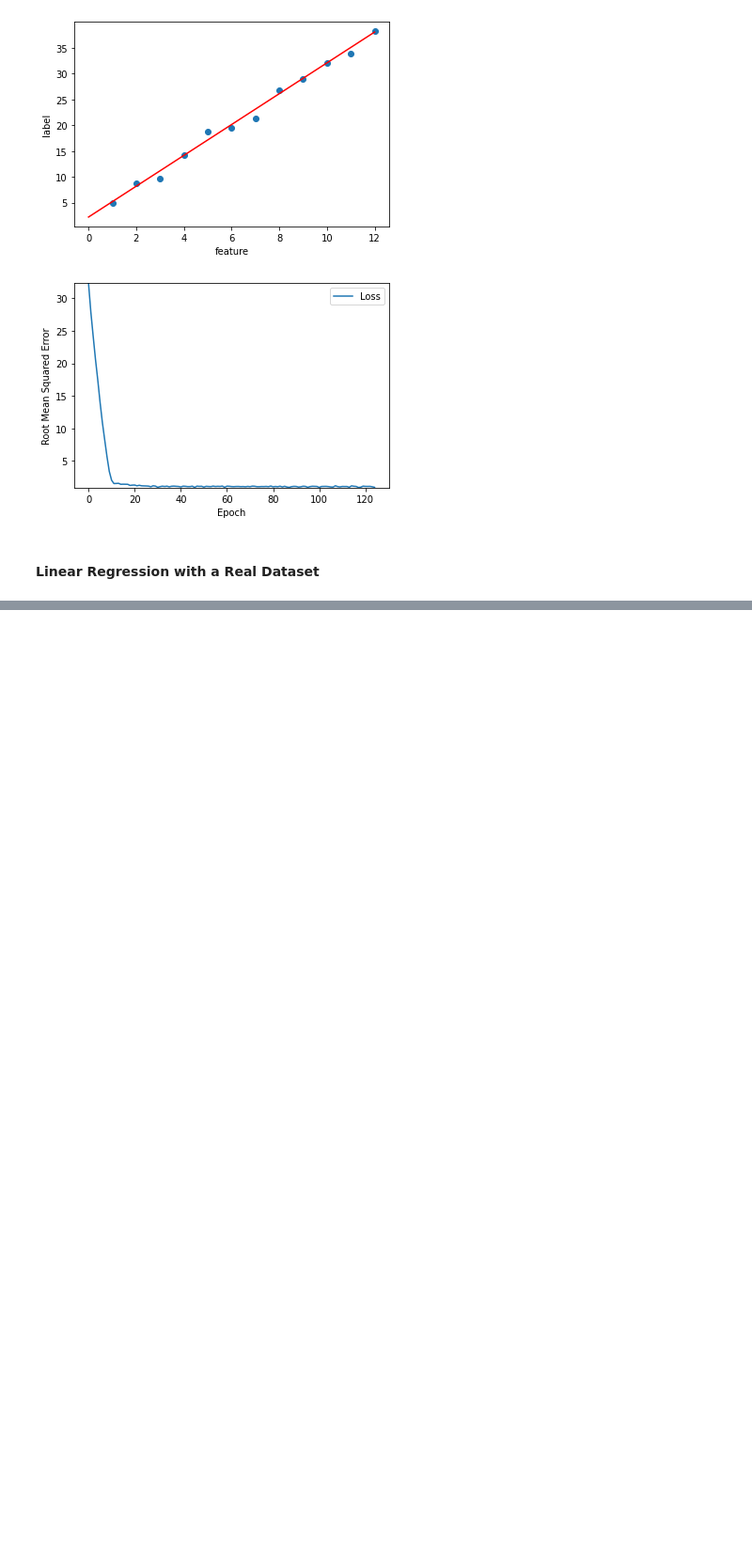
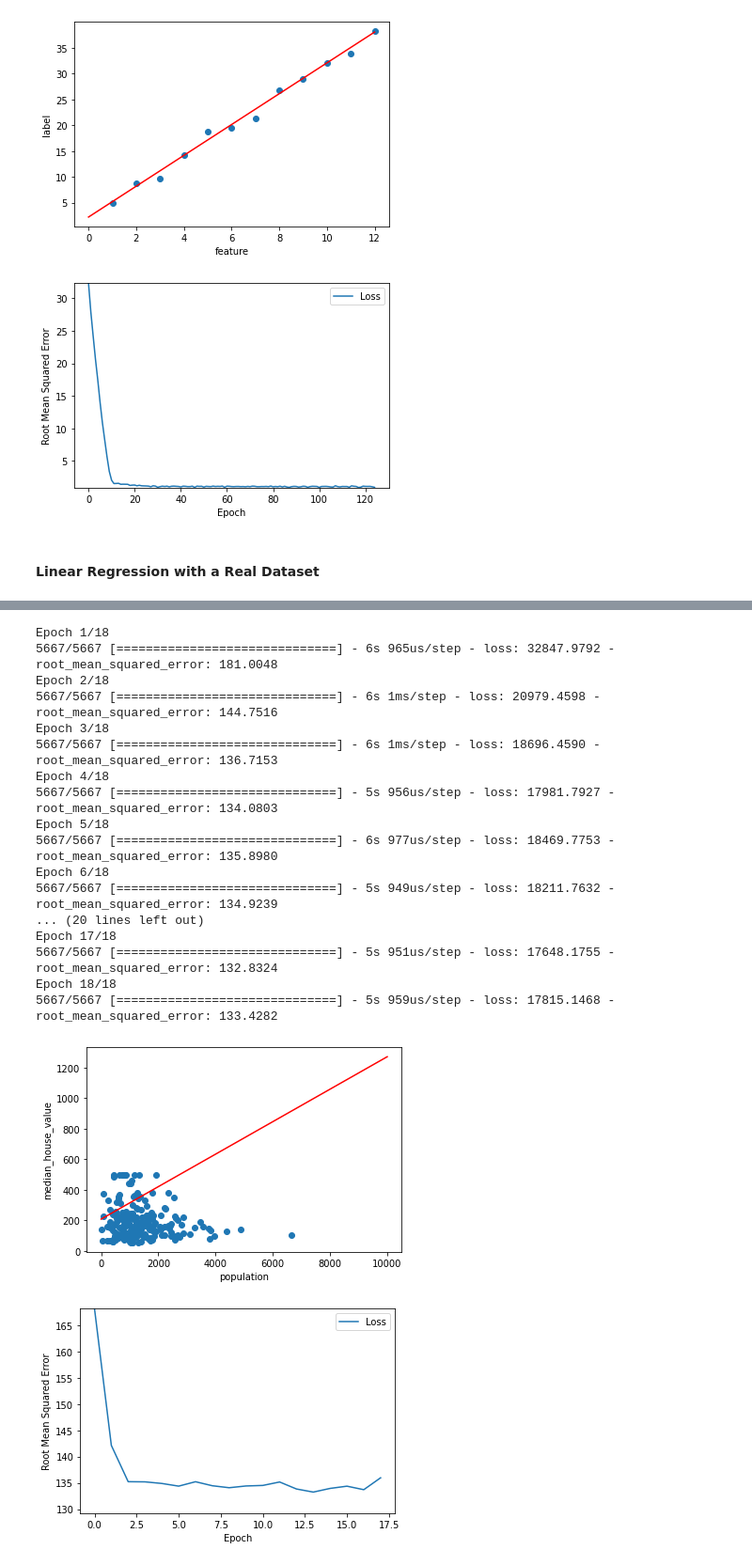
Before and after one commit to ujin2021/ML_CrashCourse, a Jupyter notebook: unit3_LinearRegression_keras.ipynb, the cells around one changed output, grey strips where cells are left out. Shown at 94% size. Drawn from its saved outputs; the diff is of its cells as text; code cells hidden in the pictures; blank space fills up the shorter version.

```diff
--- a/unit3_LinearRegression_keras.ipynb
+++ b/unit3_LinearRegression_keras.ipynb
@@ -241,0 +412,15 @@ pd.options.display.float_format = "{:.1f}".format
+# %%
+def predict_house_values(n, feature, label):
+  """Predict house values based on a feature."""
+
+  batch = training_df[feature][10000:10000 + n]
+  predicted_values = my_model.predict_on_batch(x=batch)
+
+  print("feature   label          predicted")
+  print("  value   value          value")
+  print("          in thousand$   in thousand$")
+  print("--------------------------------------")
+  for i in range(n):
+    print ("%5.0f %6.0f %15.0f" % (training_df[feature][10000 + i],
+                                   training_df[label][10000 + i],
+                                   predicted_values[i][0] ))
@@ -241,0 +444,37 @@ pd.options.display.float_format = "{:.1f}".format
+# %%
+my_feature = "population"
+
+learning_rate = 0.05
+epochs = 18
+batch_size = 3
+
+# Invoke the functions.
+my_model = build_model(learning_rate)
+weight, bias, epochs, rmse = train_model(my_model, training_df,
+                                         my_feature, my_label,
+                                         epochs, batch_size)
+
+plot_the_model(weight, bias, my_feature, my_label)
+plot_the_loss_curve(epochs, rmse)
+
+predict_house_values(15, my_feature, my_label)
+# %% [output]
+Epoch 1/18
+5667/5667 [==============================] - 6s 965us/step - loss: 32847.9792 - root_mean_squared_error: 181.0048
+Epoch 2/18
+5667/5667 [==============================] - 6s 1ms/step - loss: 20979.4598 - root_mean_squared_error: 144.7516
+Epoch 3/18
+5667/5667 [==============================] - 6s 1ms/step - loss: 18696.4590 - root_mean_squared_error: 136.7153
+Epoch 4/18
+5667/5667 [==============================] - 5s 956us/step - loss: 17981.7927 - root_mean_squared_error: 134.0803
+Epoch 5/18
+5667/5667 [==============================] - 6s 977us/step - loss: 18469.7753 - root_mean_squared_error: 135.8980
+Epoch 6/18
+5667/5667 [==============================] - 5s 949us/step - loss: 18211.7632 - root_mean_squared_error: 134.9239
+... (20 lines left out)
+Epoch 17/18
+5667/5667 [==============================] - 5s 951us/step - loss: 17648.1755 - root_mean_squared_error: 132.8324
+Epoch 18/18
+5667/5667 [==============================] - 5s 959us/step - loss: 17815.1468 - root_mean_squared_error: 133.4282
+[figure, added]
+[figure, added]
```
Also changed, not shown: parts of 13 cells of this notebook.
